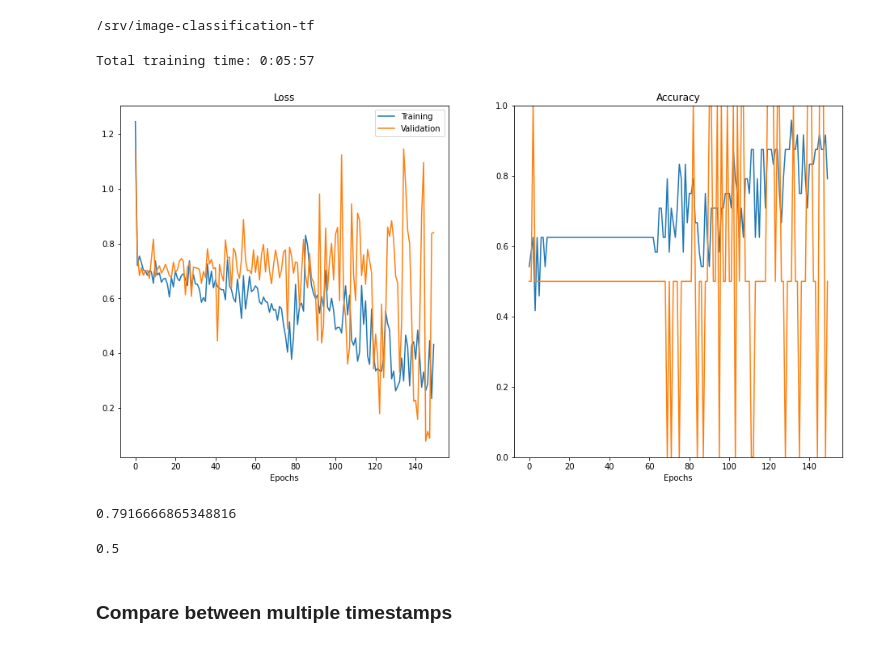
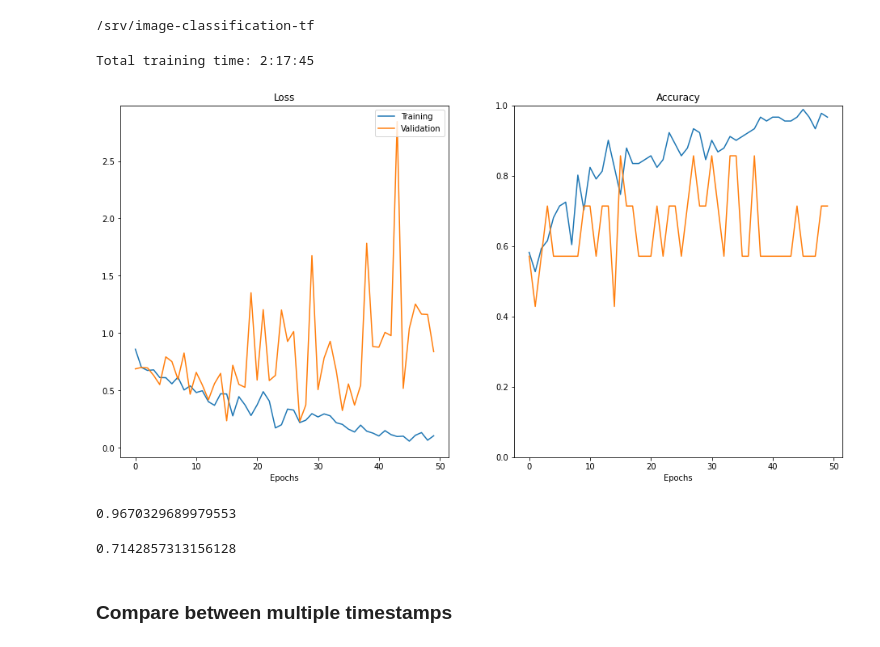
Before and after one commit to MiriamCobo/CoronaryArteries, a Jupyter notebook: notebooks/2.0-Model_training.ipynb, the cells around one changed output. Saved outputs shown, nothing was run; the diff lists cells and outputs as text; code cells hidden in the pictures.

Commit message:
First results for the trained model

```diff
--- a/notebooks/2.0-Model_training.ipynb
+++ b/notebooks/2.0-Model_training.ipynb
@@ -51,44 +51,44 @@ import os
 import json
 from datetime import timedelta
 
 import matplotlib.pylab as plt
 import numpy as np
 
 from imgclas import paths, plot_utils
 
 # User parameters to set
-TIMESTAMP = 'Xception_150epochs'                       # timestamp of the model
+TIMESTAMP = '2021-10-29_Xception_Tortuosidad_50ep'                       # timestamp of the model
 
 # Set the timestamp
 paths.timestamp = TIMESTAMP
 
 # Load training statistics
 stats_path = os.path.join(paths.get_stats_dir(), 'stats.json')
 with open(stats_path) as f:
     stats = json.load(f)
 
 # Load training configuration
 conf_path = os.path.join(paths.get_conf_dir(), 'conf.json')
 with open(conf_path) as f:
     conf = json.load(f)
 
 # Plot the trainig plots
 plot_utils.training_plots(conf, stats)
 
 # Print total training time
 tr_time = int(stats['training time (s)'])
 print('Total training time: {}'.format(timedelta(seconds=tr_time)))
 # %% [output]
-Total training time: 0:05:57
+Total training time: 2:17:45
-[figure, old version]
+[figure, new version]
 # %%
 stats['acc'][-1] # accuracy last epoch train
 # %% [output]
-0.7916666865348816
+0.9670329689979553
 # %%
 stats['val_acc'][-1] # acc last epoch val
 # %% [output]
-0.5
+0.7142857313156128
 # %% [markdown]
 ### Compare between multiple timestamps
 # %%
```
Also changed, not shown: parts of 1 cell of this notebook, 7 other files.
